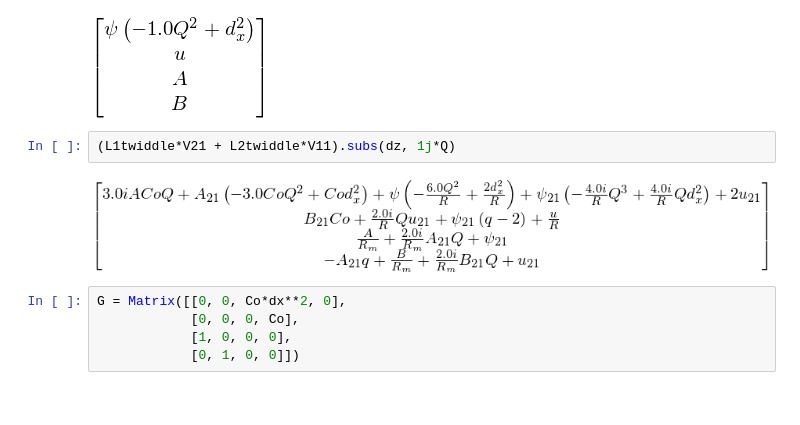
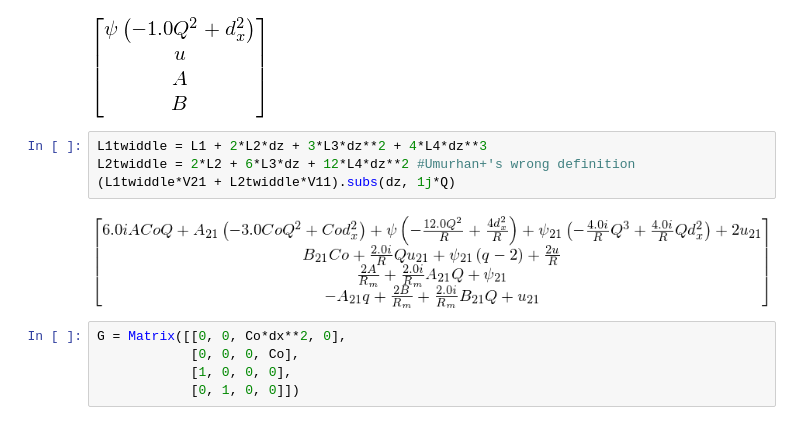
Before and after one commit to jsoishi/weakly_nonlinear_mri, a Jupyter notebook: python/adjoint solution.ipynb, the cells around one changed output. Drawn from its saved outputs; the diff is of its cells as text.

```diff
--- a/python/adjoint solution.ipynb
+++ b/python/adjoint solution.ipynb
@@ -503,10 +503,12 @@ L.subs(dz, 1j*Q)
 ((D*VT).subs(dz, 1j*Q))
 # %% [output]
 [figure]
-# %%
-(L1twiddle*V21 + L2twiddle*V11).subs(dz, 1j*Q)
-# %% [output]
-[figure, removed]
+# %%
+L1twiddle = L1 + 2*L2*dz + 3*L3*dz**2 + 4*L4*dz**3
+L2twiddle = 2*L2 + 6*L3*dz + 12*L4*dz**2 #Umurhan+'s wrong definition
+(L1twiddle*V21 + L2twiddle*V11).subs(dz, 1j*Q)
+# %% [output]
+[figure, added]
 # %%
 G = Matrix([[0, 0, Co*dx**2, 0],
             [0, 0, 0, Co],
```
Also changed, not shown: parts of 8 cells of this notebook, 6 other files.
